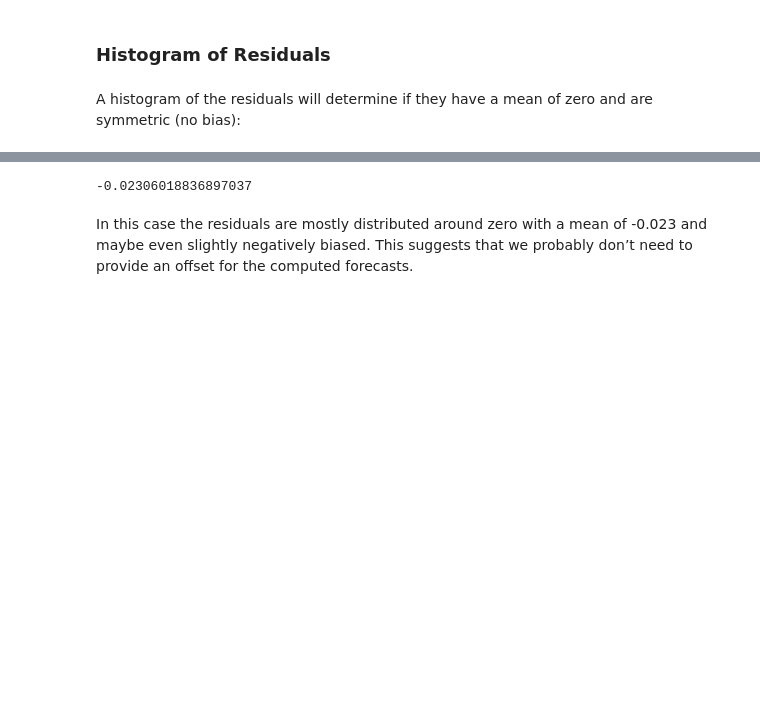
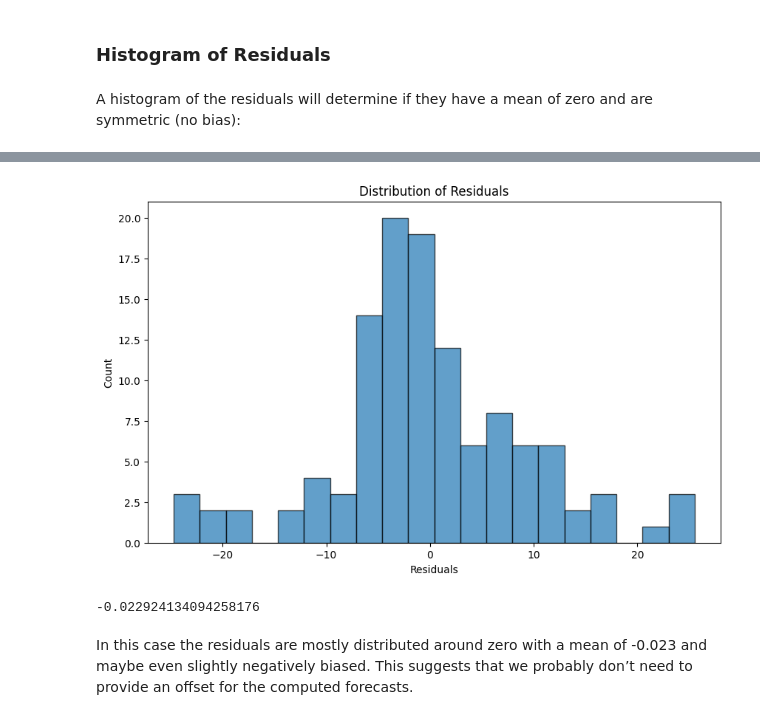
Before and after one commit to amirashrafizham/time-series-models, a Jupyter notebook: statisticalmodel/13. Residuals.ipynb, the cells around one changed output, grey strips where cells are left out. Saved outputs shown, nothing was run; the diff lists cells and outputs as text; code cells hidden in the pictures; blank space fills up the shorter version.

```diff
--- a/statisticalmodel/13. Residuals.ipynb
+++ b/statisticalmodel/13. Residuals.ipynb
@@ -158,13 +169,15 @@ A histogram of the residuals will determine if they have a mean of zero and are
 # Import plotly
 import plotly.express as px
 
-# Plot histogram of the residuals
-fig = px.histogram(train, x="residuals")
-fig.update_layout(template="simple_white", font=dict(size=18),
-                  title_text='Distribution of Residuals',
-                  width=700, title_x=0.5, height=400,
-                  xaxis_title='Residuals', yaxis_title='Count')
-fig.show()
+# Plot histogram of the residuals using matplotlib
+
+plt.figure(figsize=(10, 6))
+plt.hist(train['residuals'], bins=20, edgecolor='k', alpha=0.7)
+plt.title('Distribution of Residuals')
+plt.xlabel('Residuals')
+plt.ylabel('Count')
+plt.show()
+
 
 # Mean of residuals
 print(train['residuals'].mean())
@@ -173,3 +185,4 @@ print(train['residuals'].mean())
+[figure, added]
--0.02306018836897037
+-0.022924134094258176
 # %% [markdown]
 In this case the residuals are mostly distributed around zero with a mean of -0.023 and maybe even slightly negatively biased. This suggests that we probably don’t need to provide an offset for the computed forecasts.
```
Also changed, not shown: parts of 5 cells of this notebook, 3 other files.
